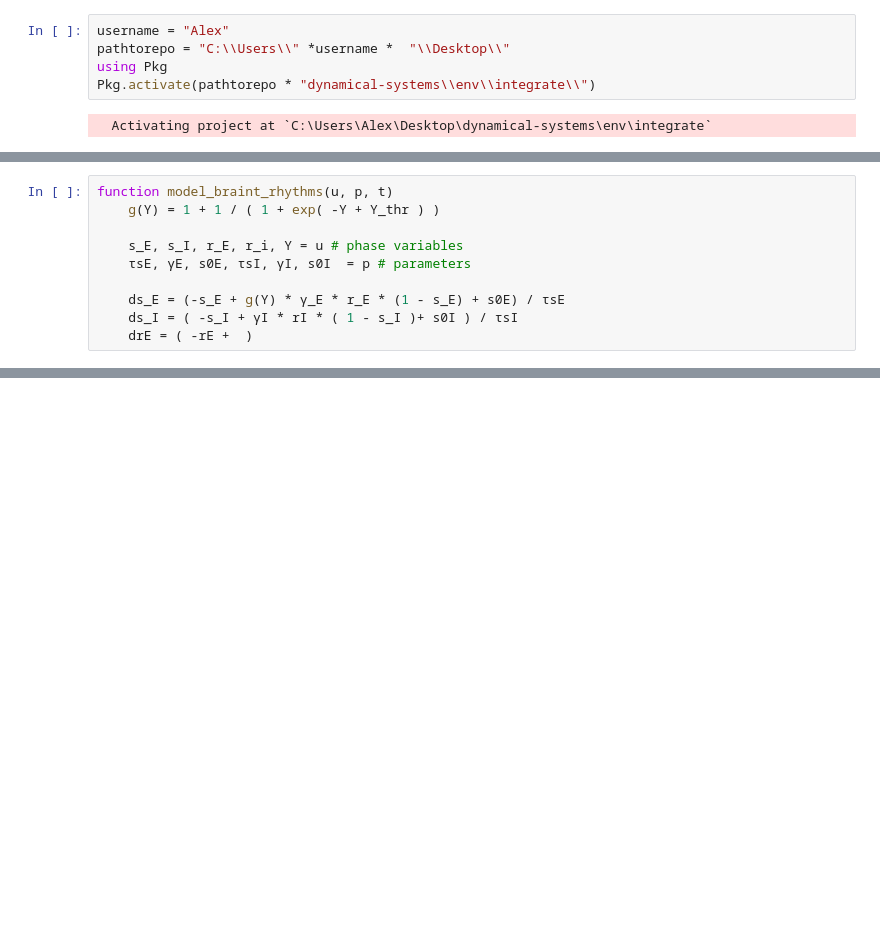
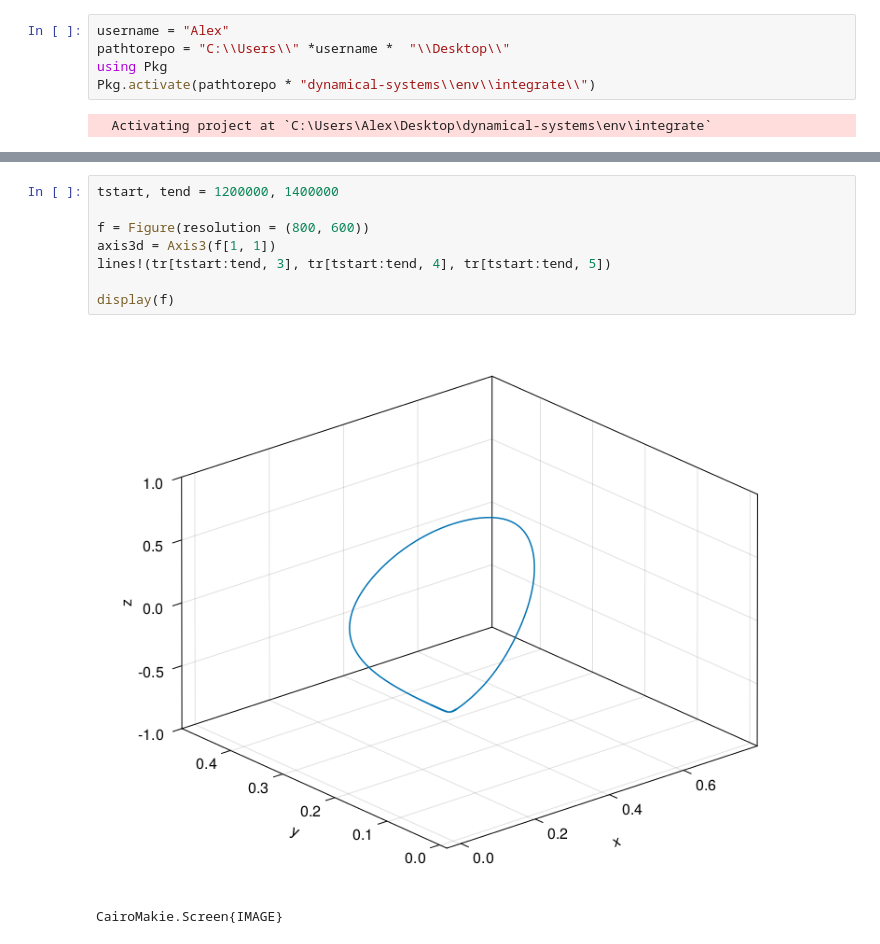
Before and after one commit to SergeyNovak777/dynamical-systems, a Jupyter notebook: brain rhythms/system.ipynb, the cells around one changed output, grey strips where cells are left out. Drawn from its saved outputs; the diff is of its cells as text; blank space fills up the shorter version.

```diff
--- a/brain rhythms/system.ipynb
+++ b/brain rhythms/system.ipynb
@@ -16,10 +7,0 @@ using StaticArrays, DifferentialEquations, DynamicalSystems,  CairoMakie, GLMaki
-# %%
-function model_braint_rhythms(u, p, t)
-    g(Y) = 1 + 1 / ( 1 + exp( -Y + Y_thr ) )
-
-    s_E, s_I, r_E, r_i, Y = u # phase variables
-    τsE, γE, s0E, τsI, γI, s0I  = p # parameters
-
-    ds_E = (-s_E + g(Y) * γ_E * r_E * (1 - s_E) + s0E) / τsE
-    ds_I = ( -s_I + γI * rI * ( 1 - s_I )+ s0I ) / τsI
-    drE = ( -rE +  )
@@ -25,0 +91,11 @@ function model_braint_rhythms(u, p, t)
+# %%
+tstart, tend = 1200000, 1400000
+
+f = Figure(resolution = (800, 600))
+axis3d = Axis3(f[1, 1])
+lines!(tr[tstart:tend, 3], tr[tstart:tend, 4], tr[tstart:tend, 5])
+
+display(f)
+# %% [output]
+[figure, added]
+CairoMakie.Screen{IMAGE}
```
Also changed, not shown: parts of 10 cells of this notebook.
